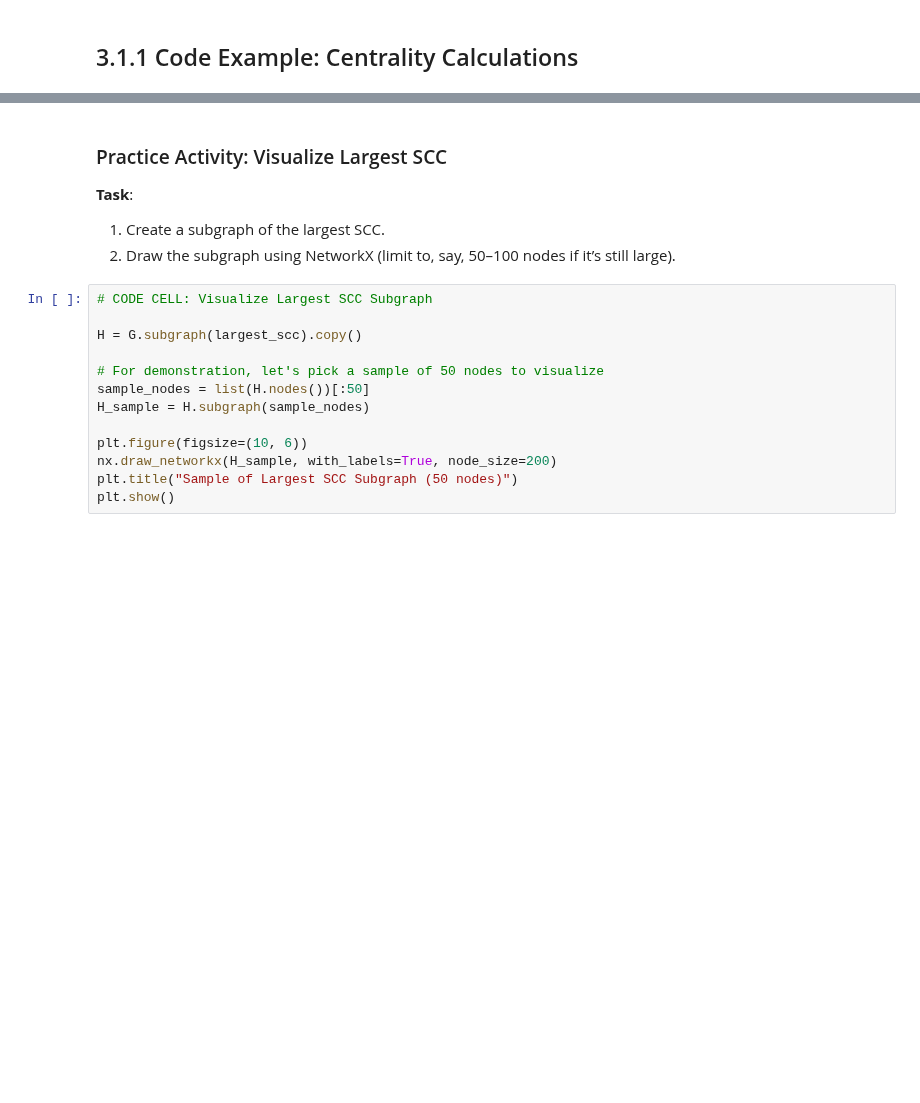
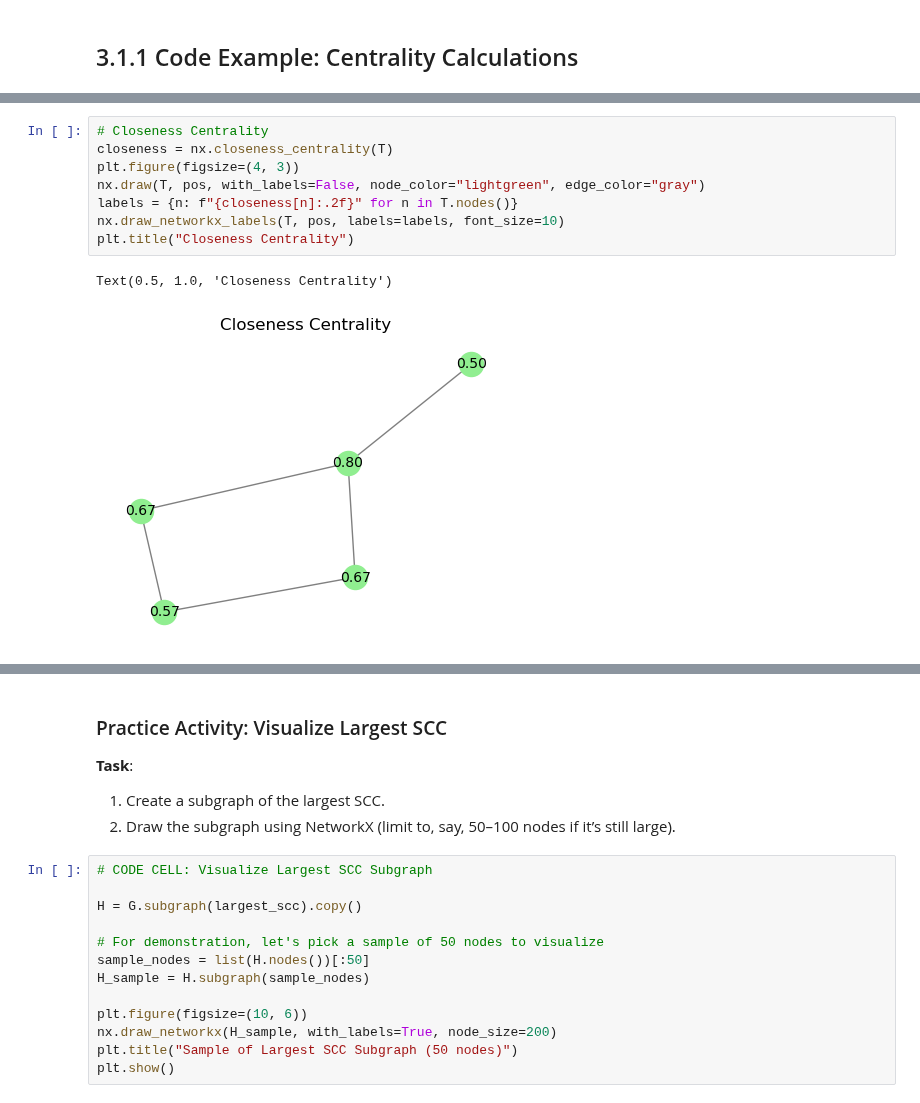
Before and after one commit to bgbg/ML-on-Graphs, a Jupyter notebook: 3_Advanced_Network_Properties.ipynb, the cells around one changed output, grey strips where cells are left out. Cells and saved outputs as stored; diff of their text form; blank space fills up the shorter version.

```diff
--- a/3_Advanced_Network_Properties.ipynb
+++ b/3_Advanced_Network_Properties.ipynb
@@ -179,0 +128,11 @@ We'll see how these measures might reveal central staff or departments in an ins
+# %%
+# Closeness Centrality
+closeness = nx.closeness_centrality(T)
+plt.figure(figsize=(4, 3))
+nx.draw(T, pos, with_labels=False, node_color="lightgreen", edge_color="gray")
+labels = {n: f"{closeness[n]:.2f}" for n in T.nodes()}
+nx.draw_networkx_labels(T, pos, labels=labels, font_size=10)
+plt.title("Closeness Centrality")
+# %% [output]
+Text(0.5, 1.0, 'Closeness Centrality')
+[figure, added]
```
Also changed, not shown: parts of 39 cells of this notebook.
